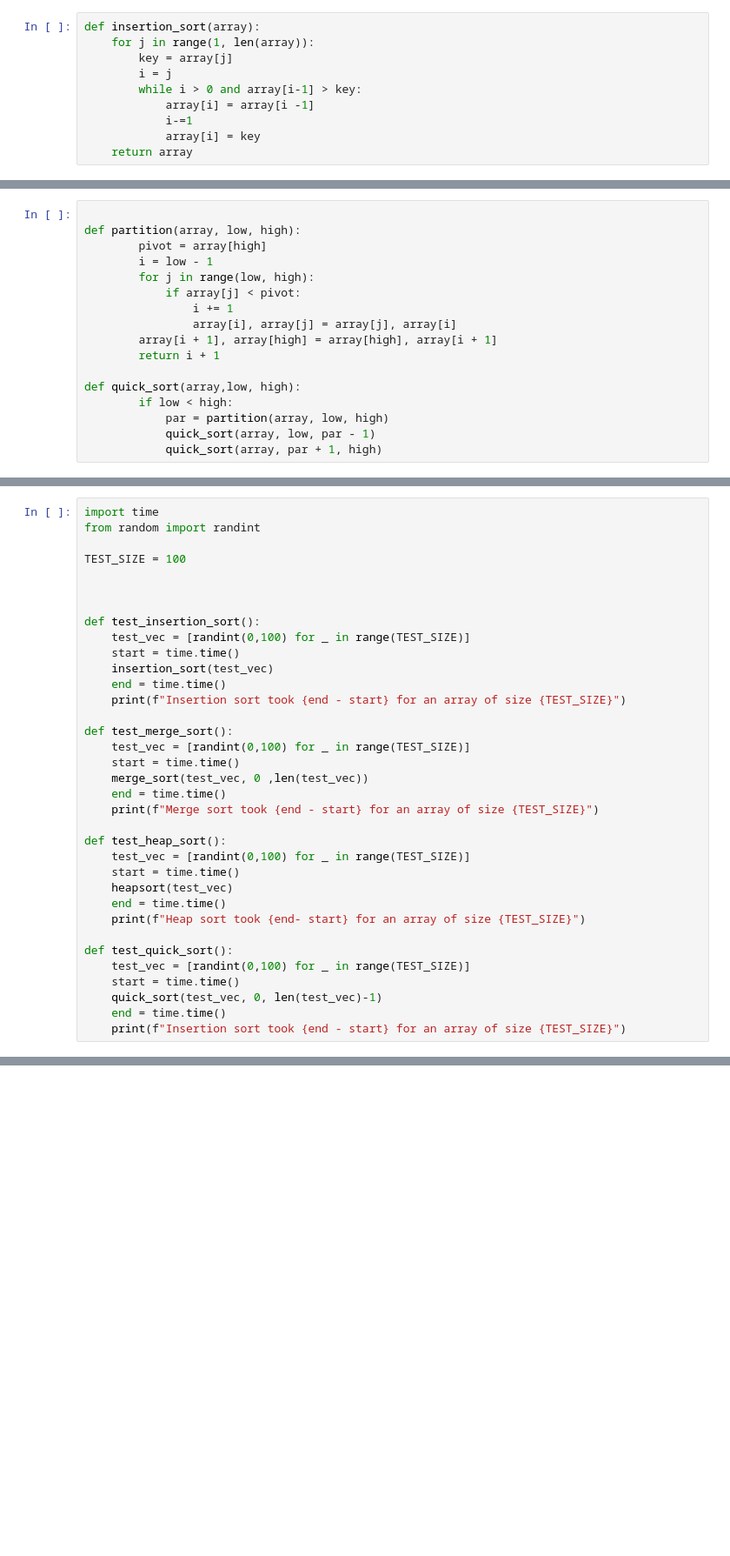
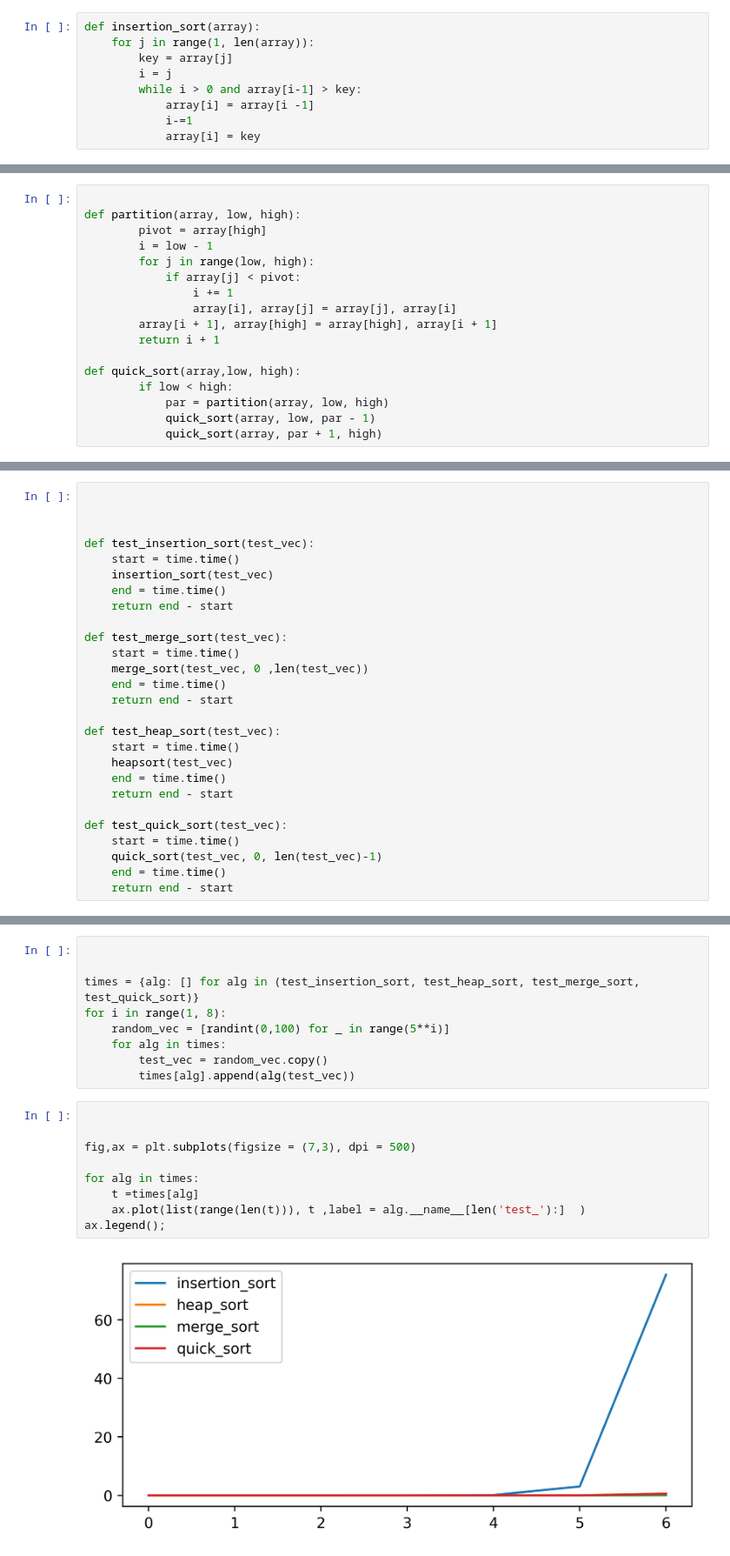
Before and after one commit to lukerlars/sortingalgorithms, a Jupyter notebook: SortingAlgorithmsNB.ipynb, the cells around one changed output, grey strips where cells are left out. Shown: that part at 87% size. Drawn from its saved outputs; the diff is of its cells as text; blank space fills up the shorter version.

```diff
--- a/SortingAlgorithmsNB.ipynb
+++ b/SortingAlgorithmsNB.ipynb
@@ -9,7 +15,6 @@ def insertion_sort(array):
             array[i] = array[i -1]
             i-=1
             array[i] = key
-    return array
 # %%
 def merge(array, p,q,r):
     n1 = q - p
@@ -94,35 +136,27 @@ def quick_sort(array,low, high):
 # %%
-import time
-from random import randint
-
-TEST_SIZE = 100
 
 
 
-def test_insertion_sort():
-    test_vec = [randint(0,100) for _ in range(TEST_SIZE)]
+def test_insertion_sort(test_vec):
     start = time.time()
     insertion_sort(test_vec)
     end = time.time()
-    print(f"Insertion sort took {end - start} for an array of size {TEST_SIZE}")
+    return end - start
 
-def test_merge_sort():
-    test_vec = [randint(0,100) for _ in range(TEST_SIZE)]
+def test_merge_sort(test_vec):
     start = time.time()
     merge_sort(test_vec, 0 ,len(test_vec))
     end = time.time()
-    print(f"Merge sort took {end - start} for an array of size {TEST_SIZE}")
+    return end - start
 
-def test_heap_sort():
-    test_vec = [randint(0,100) for _ in range(TEST_SIZE)]
+def test_heap_sort(test_vec):
     start = time.time()
     heapsort(test_vec)
     end = time.time()
-    print(f"Heap sort took {end- start} for an array of size {TEST_SIZE}")
+    return end - start
 
-def test_quick_sort():
-    test_vec = [randint(0,100) for _ in range(TEST_SIZE)]
+def test_quick_sort(test_vec):
     start = time.time()
     quick_sort(test_vec, 0, len(test_vec)-1)
     end = time.time()
-    print(f"Insertion sort took {end - start} for an array of size {TEST_SIZE}")
+    return end - start
@@ -138,0 +170,20 @@ Insertion sort took 9.298324584960938e-05 for an array of size 100
+# %%
+
+
+times = {alg: [] for alg in (test_insertion_sort, test_heap_sort, test_merge_sort, test_quick_sort)}
+for i in range(1, 8):
+    random_vec = [randint(0,100) for _ in range(5**i)]
+    for alg in times:
+        test_vec = random_vec.copy()
+        times[alg].append(alg(test_vec))
+# %%
+
+
+fig,ax = plt.subplots(figsize = (7,3), dpi = 500)
+
+for alg in times:
+    t =times[alg]
+    ax.plot(list(range(len(t))), t ,label = alg.__name__[len('test_'):]  )
+ax.legend();
+# %% [output]
+[figure, added]
```
Also changed, not shown: parts of 7 cells of this notebook, 2 other files.
